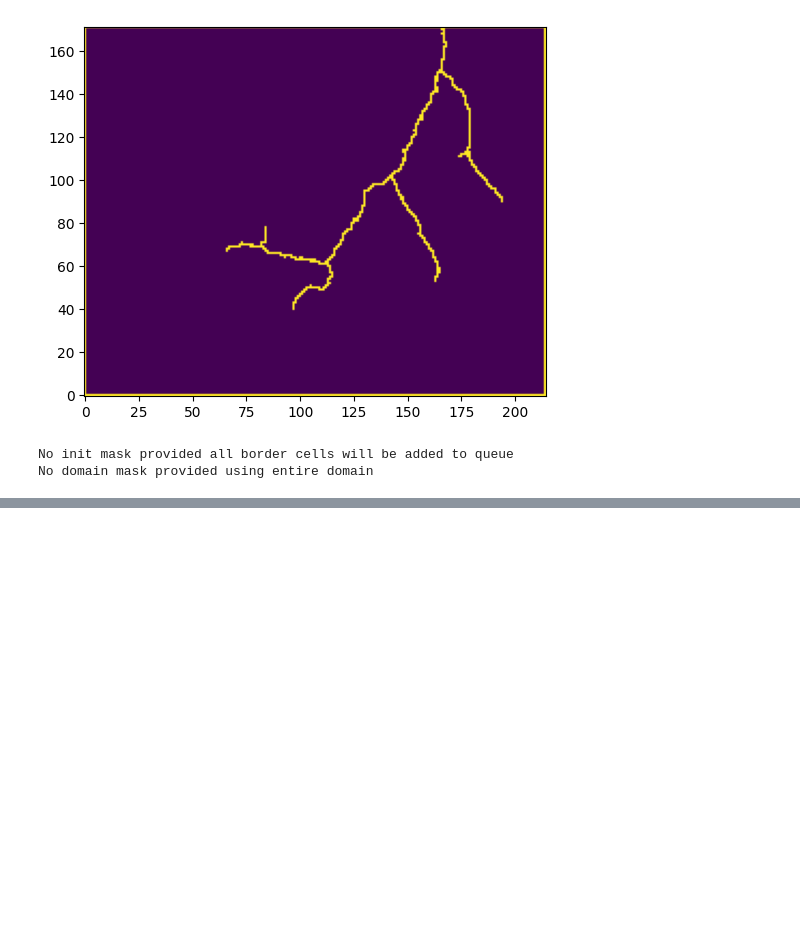
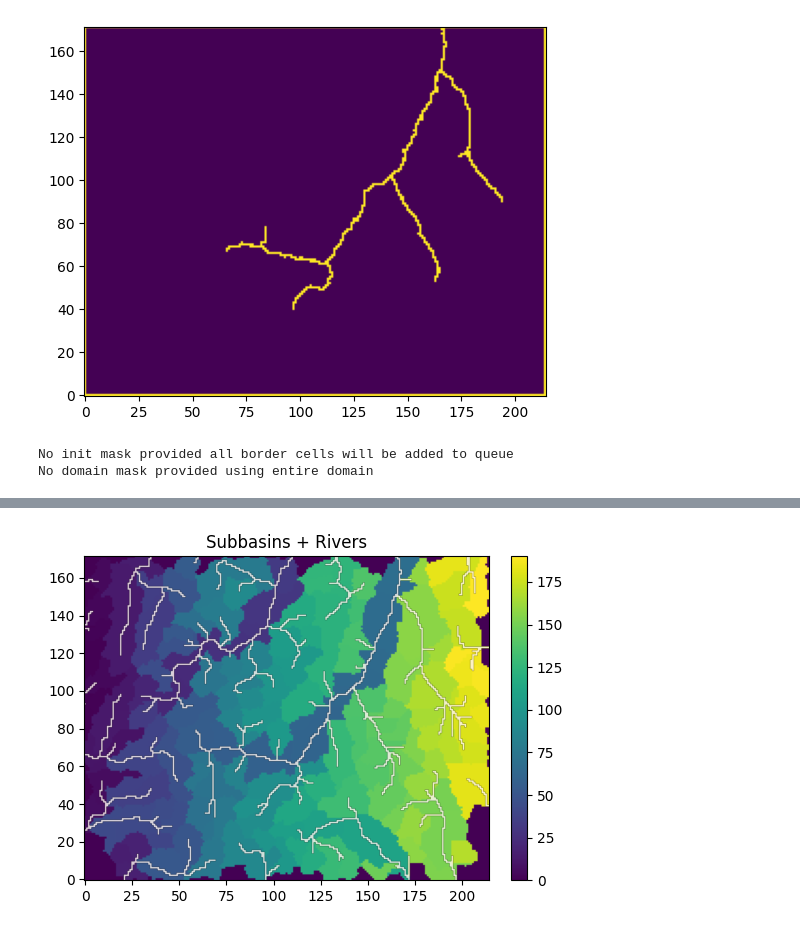
Before and after one commit to hydroframe/priority_flow, a Jupyter notebook: docs/notebooks/Downwinding_workflow_example3.ipynb, the cells around one changed output, grey strips where cells are left out. Drawn from its saved outputs; the diff is of its cells as text; code cells hidden in the pictures; blank space fills up the shorter version.

```diff
--- a/docs/notebooks/Downwinding_workflow_example3.ipynb
+++ b/docs/notebooks/Downwinding_workflow_example3.ipynb
@@ -200,0 +334,25 @@ trav_hs = d4_traverse_b(
+# %%
+rivers = np.zeros_like(area)
+rivers[area < riv_th] = 0
+rivers[area >= riv_th] = 1
+
+# plot the subbasins with the new river mask to check that the threshold is good
+temp = rivers.copy()
+temp[temp == 0] = np.nan
+
+fig, ax = plt.subplots(figsize=(6, 4))
+# Base layer
+im0 = ax.imshow(subbasin['subbasins'],
+                cmap='viridis',
+                origin='lower')
+# Overlay (rivers)
+im1 = ax.imshow(temp * 2,
+                cmap='Reds',      # different colormap helps visibility
+                origin='lower',
+                alpha=0.8)        # transparency like add=TRUE overlay
+ax.set_title("Subbasins + Rivers")
+plt.colorbar(im0, ax=ax, fraction=0.046, pad=0.04)
+plt.tight_layout()
+plt.show()
+# %% [output]
+[figure, added]
```
Also changed, not shown: parts of 14 cells of this notebook.
